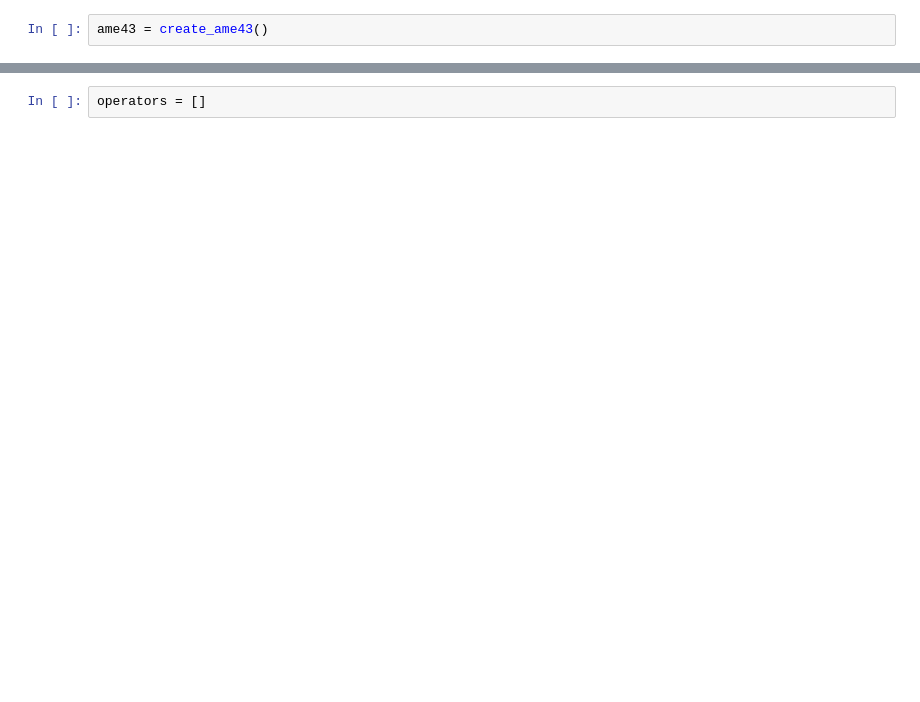
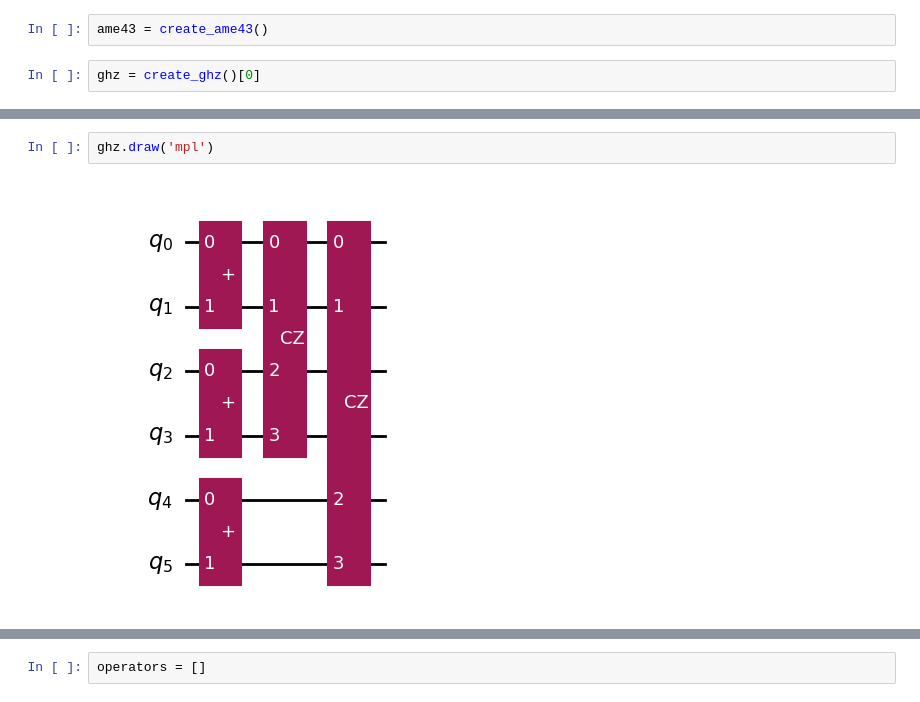
Before and after one commit to slysek/qudityD3, a Jupyter notebook: QuditsOnQubits/ame43sim.ipynb, the cells around one changed output, grey strips where cells are left out. Saved outputs shown, nothing was run; the diff lists cells and outputs as text; blank space fills up the shorter version.

```diff
--- a/QuditsOnQubits/ame43sim.ipynb
+++ b/QuditsOnQubits/ame43sim.ipynb
@@ -5,2 +12,4 @@ from qiskit.circuit import QuantumCircuit
 # %%
 ame43 = create_ame43()
+# %%
+ghz = create_ghz()[0]
@@ -6,0 +22,4 @@ ame43 = create_ame43()
+# %%
+ghz.draw('mpl')
+# %% [output]
+[figure, added]
```
Also changed, not shown: parts of 66 cells of this notebook, 21 other files.
